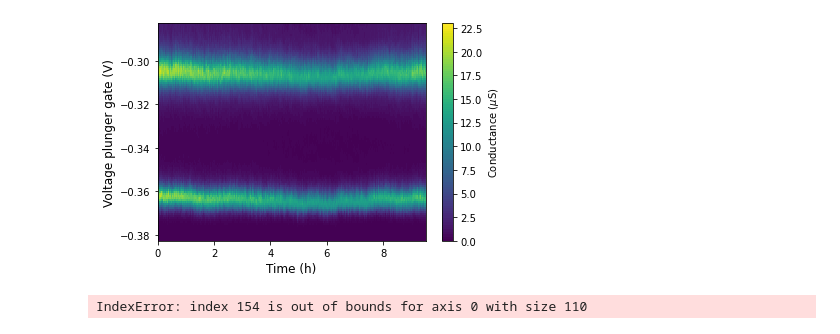
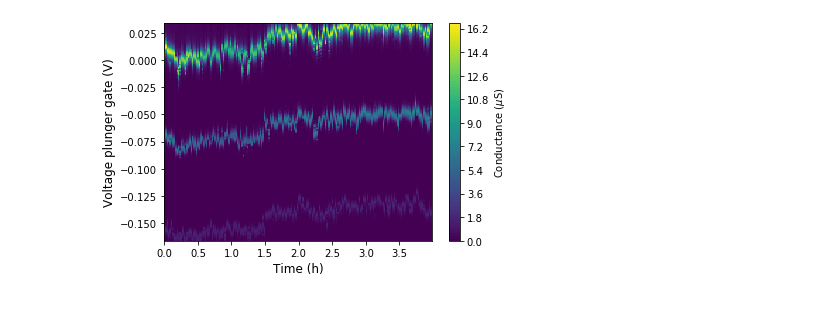
Before and after one commit to qkitgroup/qkit, a Jupyter notebook: qkit/analysis/semiconductor/scripts/Peaktracking_analysis.ipynb, the cells around one changed output. Cells and saved outputs as stored; diff of their text form; code cells hidden in the pictures.

Commit message:
First usable version of the Peak_Tracking script. Test it, and hunt its bugs mercilessly!

```diff
--- a/qkit/analysis/semiconductor/scripts/Peaktracking_analysis.ipynb
+++ b/qkit/analysis/semiconductor/scripts/Peaktracking_analysis.ipynb
@@ -17,9 +25,12 @@ QKIT configuration initialized -> available as qkit.cfg[...]
 # %%
-filepath = "/V/GroupWernsdorfer/SEMICONDUCTOR_SYSTEMS/Presentations/2022_06_13/Data/002320_2D_Peak_tracking_lowest_TG/002320_2D_Peak_tracking.h5"
+filepath = "/home/ws/lr1740/Dokumente/Doktorarbeit/Messungen/peak_track/145840_2D_Peak_tracking/145840_2D_Peak_tracking.h5"
+savepath = f"{os.path.dirname(filepath)}/analysis"
+saver = Saver_json(savepath)
+print(savepath)
 
 settings = {"file_info" : {
                 "filepath" : filepath,
-                "savepath" : "analysis/",
+                "savepath" : savepath,
                 "analysis" : "plunger_sweep_timetrace"},
             "meas_params" : {
                 "measurement_amp" : 100e-6,
@@ -30,6 +43,6 @@ settings = {"file_info" : {
 # %%
 loader = Loaderh5()
-data = loader.load(settings)
-print_nodes(data)
+data, _ = loader.load(settings)
+print(data.keys())
 # %% [output]
 Done loading file, formatting now...
@@ -39,8 +50,9 @@ Data nodes:
 # %%
-node_timestamp = "demod0&4.timestamp0"
-node_x = "demod0&4.x0"
-node_y = "demod0&4.y0"
-node_r = "demod0&4.r0"
+demod_prefix = "demod0"
+node_timestamp = f"{demod_prefix}.timestamp0"
+node_x = f"{demod_prefix}.x0"
+node_y = f"{demod_prefix}.y0"
+node_r = f"{demod_prefix}.r0"
 
 gates = "gates_6_16"
 # %%
@@ -52,12 +69,12 @@ plotter.plot(settings, data, [node_timestamp, gates , node_r])
 # %%
 #%% Slice Data and Plot
 slicer = SlicerPlungerTimetrace()
-slicer.beginning, slicer.ending = 0, 10 # in hours
+slicer.beginning, slicer.ending = 0, 4 # in hours
 data_sliced = slicer.slice(data, [node_timestamp, gates , node_r])
 
 plotter = PlotterPlungerTimetrace3D()
 plotter.max_cond = None
 plotter.savename = "plunger_timetrace_sliced"
 plotter.plot(settings, data_sliced, [node_timestamp, gates , node_r])
 # %% [output]
-[figure, old version]
+[figure, new version]
@@ -148,9 +80,0 @@ for trace_num in range(len(10)):
-# %%
-analyzer = AnalyzerPeakTracker()
-
-analyzer.intervall1 = 0.03
-analyzer.intervall2 = 0.015
-analyzer.peak_voltage = -0.305
-analyzer.analyze( data_sliced, [node_timestamp, gates , node_r])
-# %% [output]
-IndexError: index 154 is out of bounds for axis 0 with size 110
```
Also changed, not shown: parts of 22 cells of this notebook.
